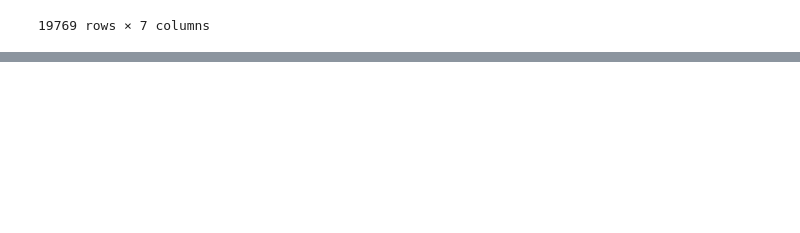
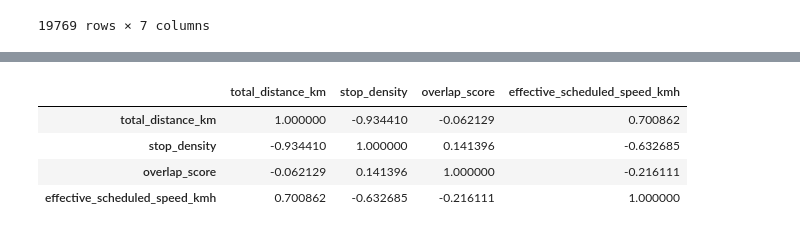
Before and after one commit to Dusuan/ml-proyects, a Jupyter notebook: bus_proyect_pipeline/bus.ipynb, the cells around one changed output, grey strips where cells are left out. Cells and saved outputs as stored; diff of their text form; code cells hidden in the pictures; blank space fills up the shorter version.

```diff
--- a/bus_proyect_pipeline/bus.ipynb
+++ b/bus_proyect_pipeline/bus.ipynb
@@ -182,0 +189,9 @@ modeling_structure_df = modeling_structure_df.merge(overlap_score, on="stop_id",
+# %%
+modeling_structure_df[["total_distance_km", "stop_density", "overlap_score", "effective_scheduled_speed_kmh"]].corr() # stop density and total distance km are very correlated, but will keep it because
+                                                                                                                      #i will probably just use gradient boosting and it already handles it
+# %% [output]
+|  | total_distance_km | stop_density | overlap_score | effective_scheduled_speed_kmh |
+| total_distance_km | 1.000000 | -0.934410 | -0.062129 | 0.700862 |
+| stop_density | -0.934410 | 1.000000 | 0.141396 | -0.632685 |
+| overlap_score | -0.062129 | 0.141396 | 1.000000 | -0.216111 |
+| effective_scheduled_speed_kmh | 0.700862 | -0.632685 | -0.216111 | 1.000000 |
```
Also changed, not shown: parts of 12 cells of this notebook.
